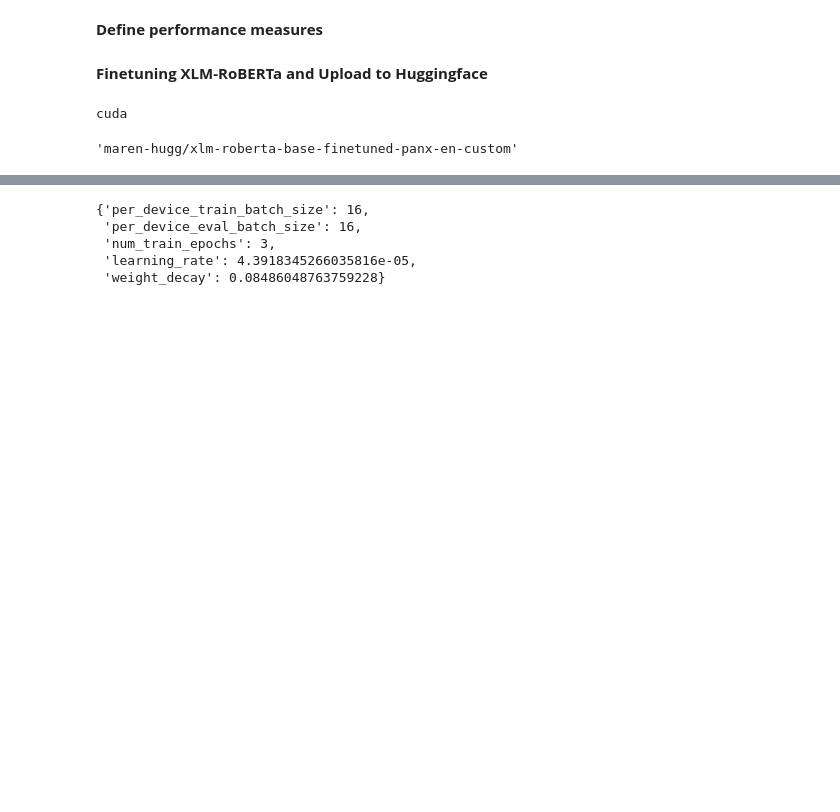
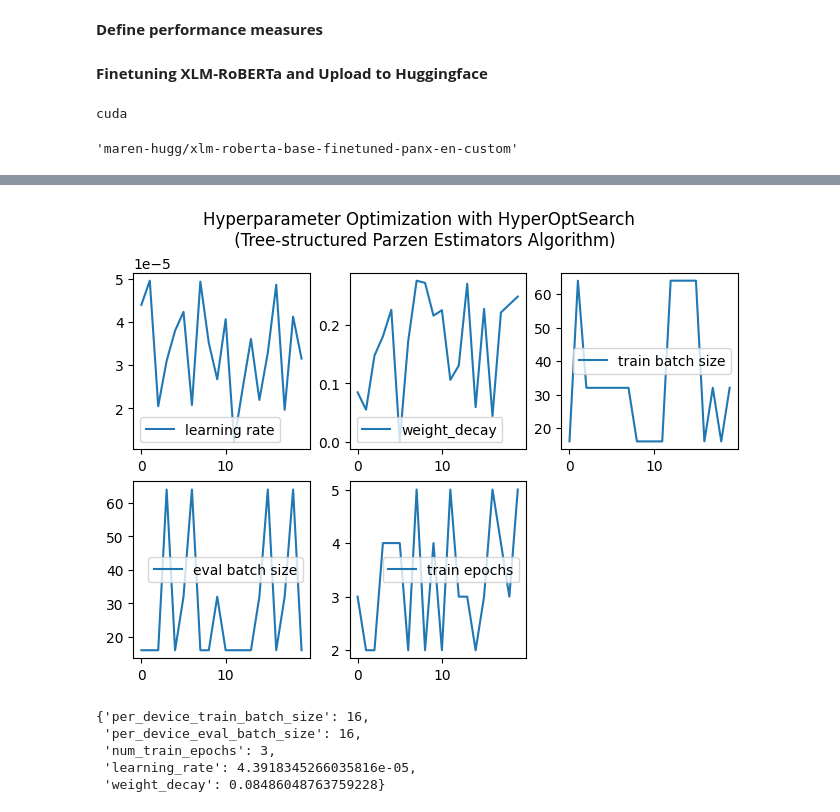
Before and after one commit to marendtz/ModelNER, a Jupyter notebook: XLMR_finetune_pan_and_custom.ipynb, the cells around one changed output, grey strips where cells are left out. Drawn from its saved outputs; the diff is of its cells as text; code cells hidden in the pictures; blank space fills up the shorter version.

```diff
--- a/XLMR_finetune_pan_and_custom.ipynb
+++ b/XLMR_finetune_pan_and_custom.ipynb
@@ -407,14 +400,12 @@ current_best_params = [{
 best_trial = trainer.hyperparameter_search(
     direction="maximize",
     backend="ray",
-    n_trials=50, # number of trials
+    n_trials=20, # number of trials
     hp_space=lambda _: tune_config,
-    # Choose among many libraries:
-    # https://docs.ray.io/en/latest/tune/api_docs/suggestion.html
-    search_alg=HyperOptSearch(metric="objective", mode="max"),
-    hp_points_to_evaluate=current_best_params,
-    # Choose among schedulers:
-    # https://docs.ray.io/en/latest/tune/api_docs/schedulers.html
-    scheduler=ASHAScheduler(metric="objective", mode="max")
+    # see: https://docs.ray.io/en/latest/tune/api/doc/ray.tune.search.hyperopt.HyperOptSearch.html
+    search_alg=HyperOptSearch(metric="objective", mode="max" ,points_to_evaluate=current_best_params),
+    scheduler=ASHAScheduler(metric="objective", mode="max"),
+    storage_path="/content/ray_results/",
+    log_to_file=True
 )
 # %% [output]
@@ -438,3 +562,22 @@ github.com/ray-project/ray/issues/
+# %%
+fig, axs = plt.subplots(2, 3, layout='constrained')
+axs[0,0].plot(df_optimization.index, df_optimization["config/learning_rate"], label = "learning rate")
+axs[0,0].legend()
+axs[0,1].plot(df_optimization.index, df_optimization["config/weight_decay"], label = "weight_decay")
+axs[0,1].legend()
+axs[0,2].plot(df_optimization.index, df_optimization["config/per_device_train_batch_size"], label = "train batch size")
+axs[0,2].legend()
+axs[1,0].plot(df_optimization.index, df_optimization["config/per_device_eval_batch_size"], label = "eval batch size")
+axs[1,0].legend()
+axs[1,1].plot(df_optimization.index, df_optimization["config/num_train_epochs"], label = "train epochs")
+axs[1,1].legend()
+axs[1,2].set_visible(False)
+
+plt.xlim([0,20])
+fig.suptitle("Hyperparameter Optimization with HyperOptSearch \n (Tree-structured Parzen Estimators Algorithm)")
+plt.show()
+# %% [output]
+[figure, added]
 # %%
 # show best run
 best_trial.hyperparameters
```
Also changed, not shown: parts of 14 cells of this notebook.
